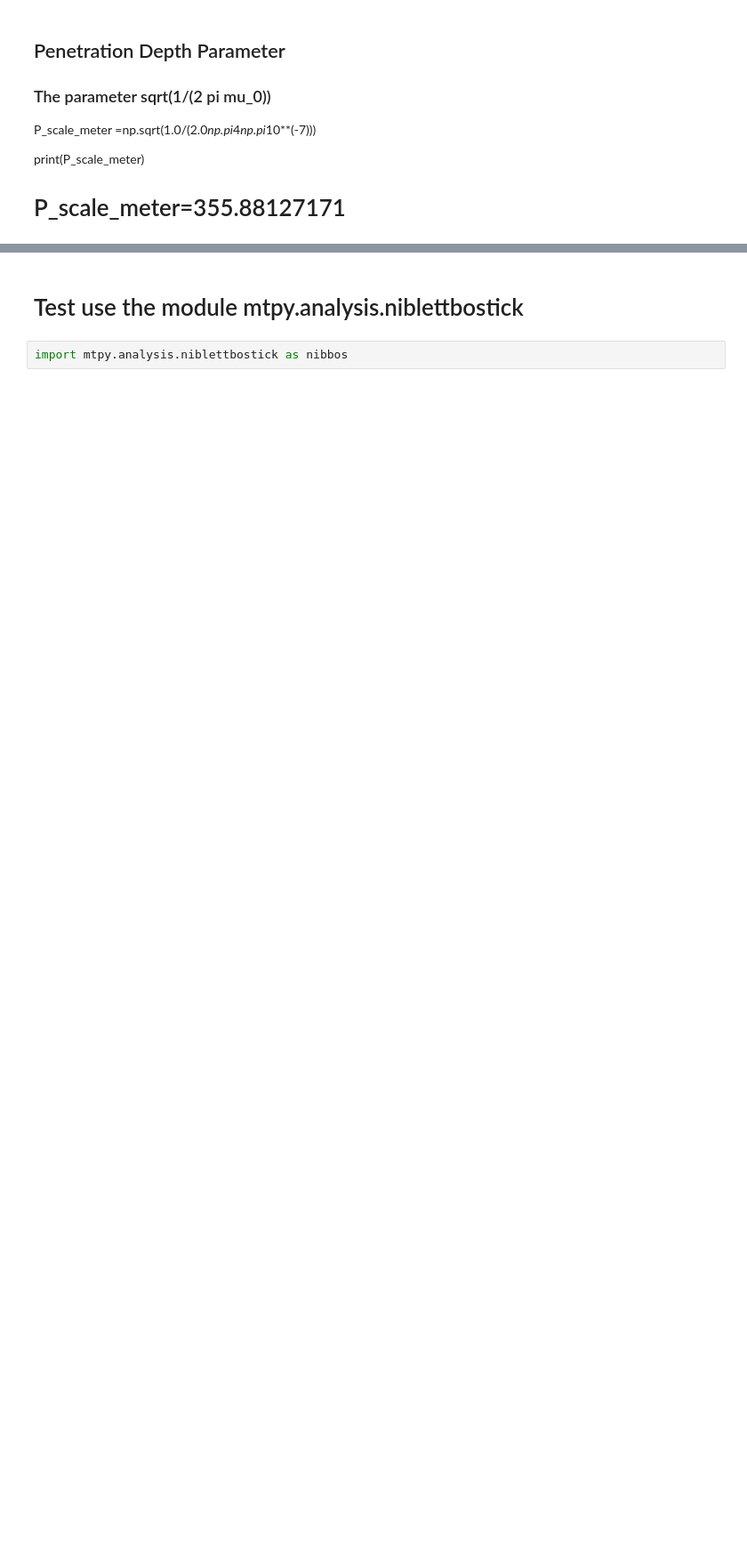
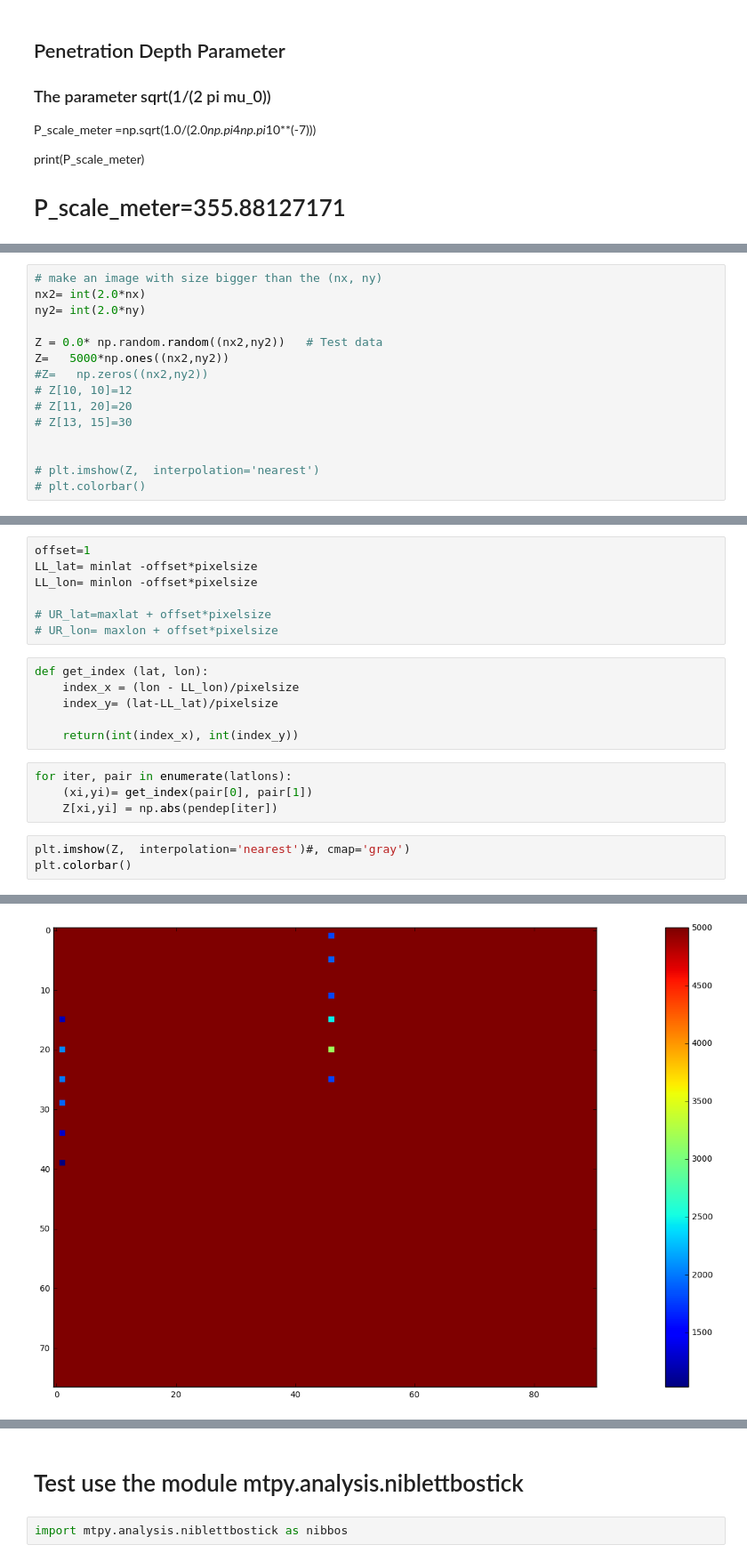
Before and after one commit to MTgeophysics/mtpy, a Jupyter notebook: examples/notebooks/Apparent_Resistivity_Penetration_Depth.ipynb, the cells around one changed output, grey strips where cells are left out. Shown at 89% size. Saved outputs shown, nothing was run; the diff lists cells and outputs as text; blank space fills up the shorter version.

```diff
--- a/examples/notebooks/Apparent_Resistivity_Penetration_Depth.ipynb
+++ b/examples/notebooks/Apparent_Resistivity_Penetration_Depth.ipynb
@@ -495,0 +595,15 @@ print(P_scale_meter)
+# %%
+# make an image with size bigger than the (nx, ny)
+nx2= int(2.0*nx)
+ny2= int(2.0*ny)
+
+Z = 0.0* np.random.random((nx2,ny2))   # Test data
+Z=   5000*np.ones((nx2,ny2))
+#Z=   np.zeros((nx2,ny2))
+# Z[10, 10]=12
+# Z[11, 20]=20
+# Z[13, 15]=30
+
+
+# plt.imshow(Z,  interpolation='nearest')
+# plt.colorbar()
@@ -495,0 +614,21 @@ print(P_scale_meter)
+# %%
+offset=1
+LL_lat= minlat -offset*pixelsize
+LL_lon= minlon -offset*pixelsize
+
+# UR_lat=maxlat + offset*pixelsize
+# UR_lon= maxlon + offset*pixelsize
+# %%
+def get_index (lat, lon):
+    index_x = (lon - LL_lon)/pixelsize
+    index_y= (lat-LL_lat)/pixelsize
+
+    return(int(index_x), int(index_y))
+# %%
+for iter, pair in enumerate(latlons):
+    (xi,yi)= get_index(pair[0], pair[1])
+    Z[xi,yi] = np.abs(pendep[iter])
+# %%
+plt.imshow(Z,  interpolation='nearest')#, cmap='gray')
+plt.colorbar()
+# %% [output]
@@ -495,0 +636 @@ print(P_scale_meter)
+[figure, added]
```
Also changed, not shown: parts of 20 cells of this notebook, 1 other file.
